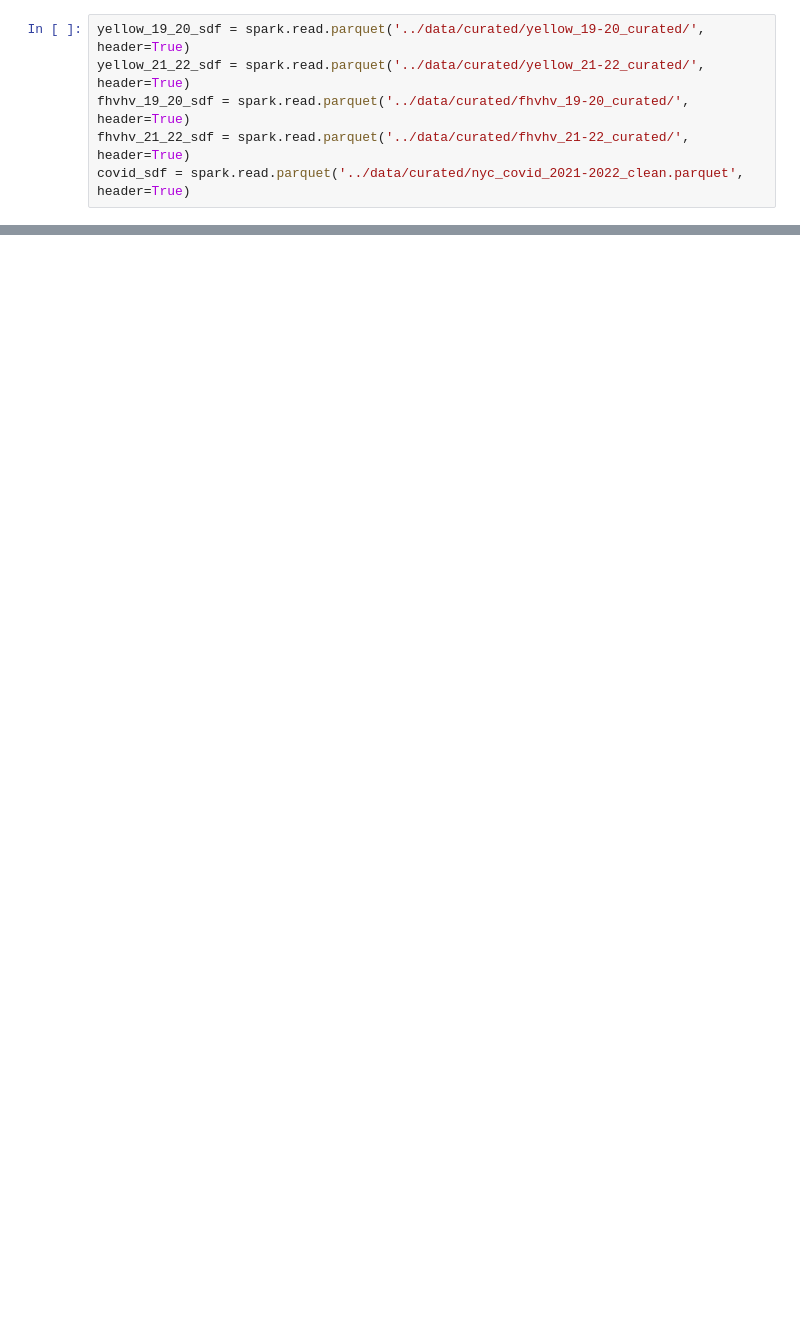
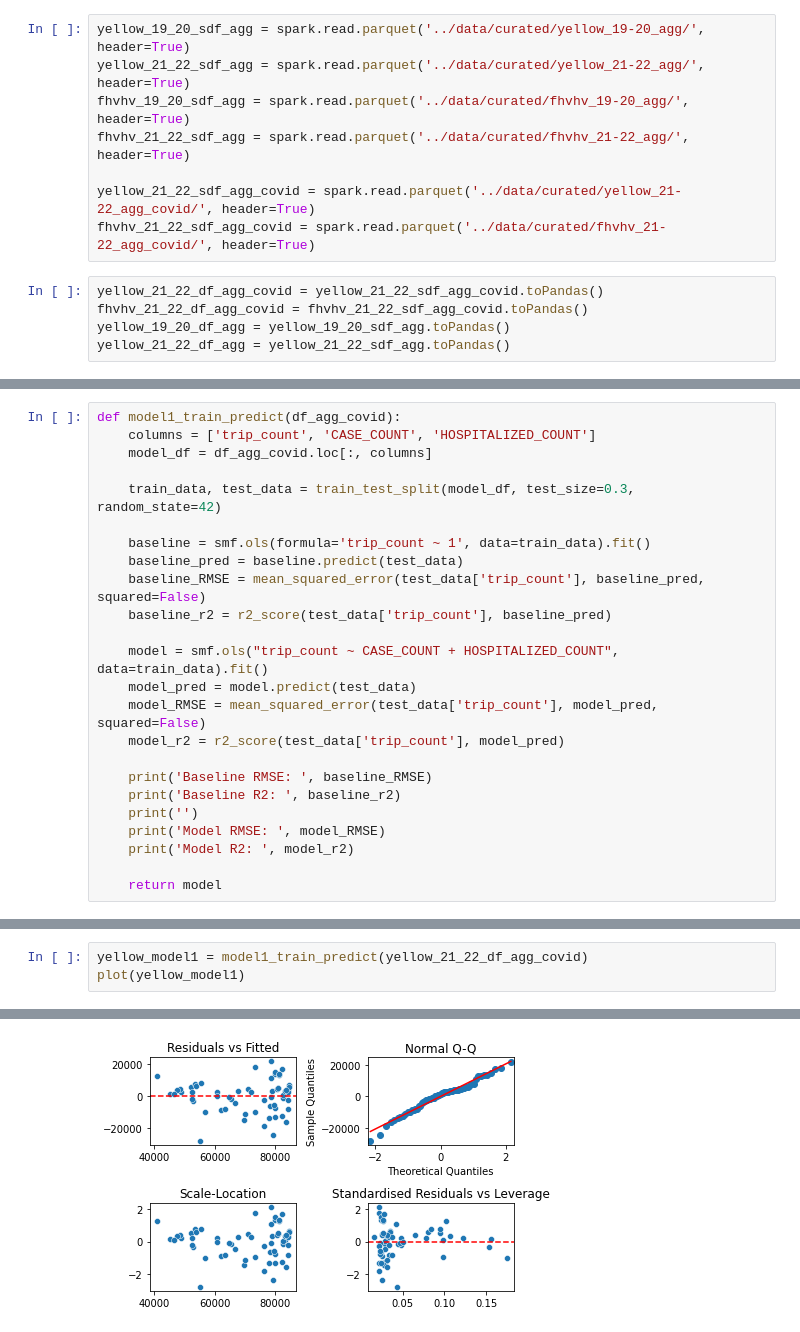
Before and after one commit to MAST30034-Applied-Data-Science/nyc-yellowtaxi-project-kelmanchen, a Jupyter notebook: scripts/modelling.ipynb, the cells around one changed output, grey strips where cells are left out. Drawn from its saved outputs; the diff is of its cells as text; blank space fills up the shorter version.

Commit message:
began model 2 modelling

```diff
--- a/scripts/modelling.ipynb
+++ b/scripts/modelling.ipynb
@@ -20,8 +30,15 @@ spark = (
     .getOrCreate()
 )
 # %%
-yellow_19_20_sdf = spark.read.parquet('../data/curated/yellow_19-20_curated/', header=True)
-yellow_21_22_sdf = spark.read.parquet('../data/curated/yellow_21-22_curated/', header=True)
-fhvhv_19_20_sdf = spark.read.parquet('../data/curated/fhvhv_19-20_curated/', header=True)
-fhvhv_21_22_sdf = spark.read.parquet('../data/curated/fhvhv_21-22_curated/', header=True)
-covid_sdf = spark.read.parquet('../data/curated/nyc_covid_2021-2022_clean.parquet', header=True)
+yellow_19_20_sdf_agg = spark.read.parquet('../data/curated/yellow_19-20_agg/', header=True)
+yellow_21_22_sdf_agg = spark.read.parquet('../data/curated/yellow_21-22_agg/', header=True)
+fhvhv_19_20_sdf_agg = spark.read.parquet('../data/curated/fhvhv_19-20_agg/', header=True)
+fhvhv_21_22_sdf_agg = spark.read.parquet('../data/curated/fhvhv_21-22_agg/', header=True)
+
+yellow_21_22_sdf_agg_covid = spark.read.parquet('../data/curated/yellow_21-22_agg_covid/', header=True)
+fhvhv_21_22_sdf_agg_covid = spark.read.parquet('../data/curated/fhvhv_21-22_agg_covid/', header=True)
+# %%
+yellow_21_22_df_agg_covid = yellow_21_22_sdf_agg_covid.toPandas()
+fhvhv_21_22_df_agg_covid = fhvhv_21_22_sdf_agg_covid.toPandas()
+yellow_19_20_df_agg = yellow_19_20_sdf_agg.toPandas()
+yellow_21_22_df_agg = yellow_21_22_sdf_agg.toPandas()
@@ -27,0 +71,24 @@ covid_sdf = spark.read.parquet('../data/curated/nyc_covid_2021-2022_clean.parque
+# %%
+def model1_train_predict(df_agg_covid):
+    columns = ['trip_count', 'CASE_COUNT', 'HOSPITALIZED_COUNT']
+    model_df = df_agg_covid.loc[:, columns]
+
+    train_data, test_data = train_test_split(model_df, test_size=0.3, random_state=42)
+
+    baseline = smf.ols(formula='trip_count ~ 1', data=train_data).fit()
+    baseline_pred = baseline.predict(test_data)
+    baseline_RMSE = mean_squared_error(test_data['trip_count'], baseline_pred, squared=False)
+    baseline_r2 = r2_score(test_data['trip_count'], baseline_pred)
+
+    model = smf.ols("trip_count ~ CASE_COUNT + HOSPITALIZED_COUNT", data=train_data).fit()
+    model_pred = model.predict(test_data)
+    model_RMSE = mean_squared_error(test_data['trip_count'], model_pred, squared=False)
+    model_r2 = r2_score(test_data['trip_count'], model_pred)
+
+    print('Baseline RMSE: ', baseline_RMSE)
+    print('Baseline R2: ', baseline_r2)
+    print('')
+    print('Model RMSE: ', model_RMSE)
+    print('Model R2: ', model_r2)
+
+    return model
@@ -27,0 +97,4 @@ covid_sdf = spark.read.parquet('../data/curated/nyc_covid_2021-2022_clean.parque
+# %%
+yellow_model1 = model1_train_predict(yellow_21_22_df_agg_covid)
+plot(yellow_model1)
+# %% [output]
@@ -27,0 +106 @@ covid_sdf = spark.read.parquet('../data/curated/nyc_covid_2021-2022_clean.parque
+[figure, added]
```
Also changed, not shown: parts of 9 cells of this notebook.
